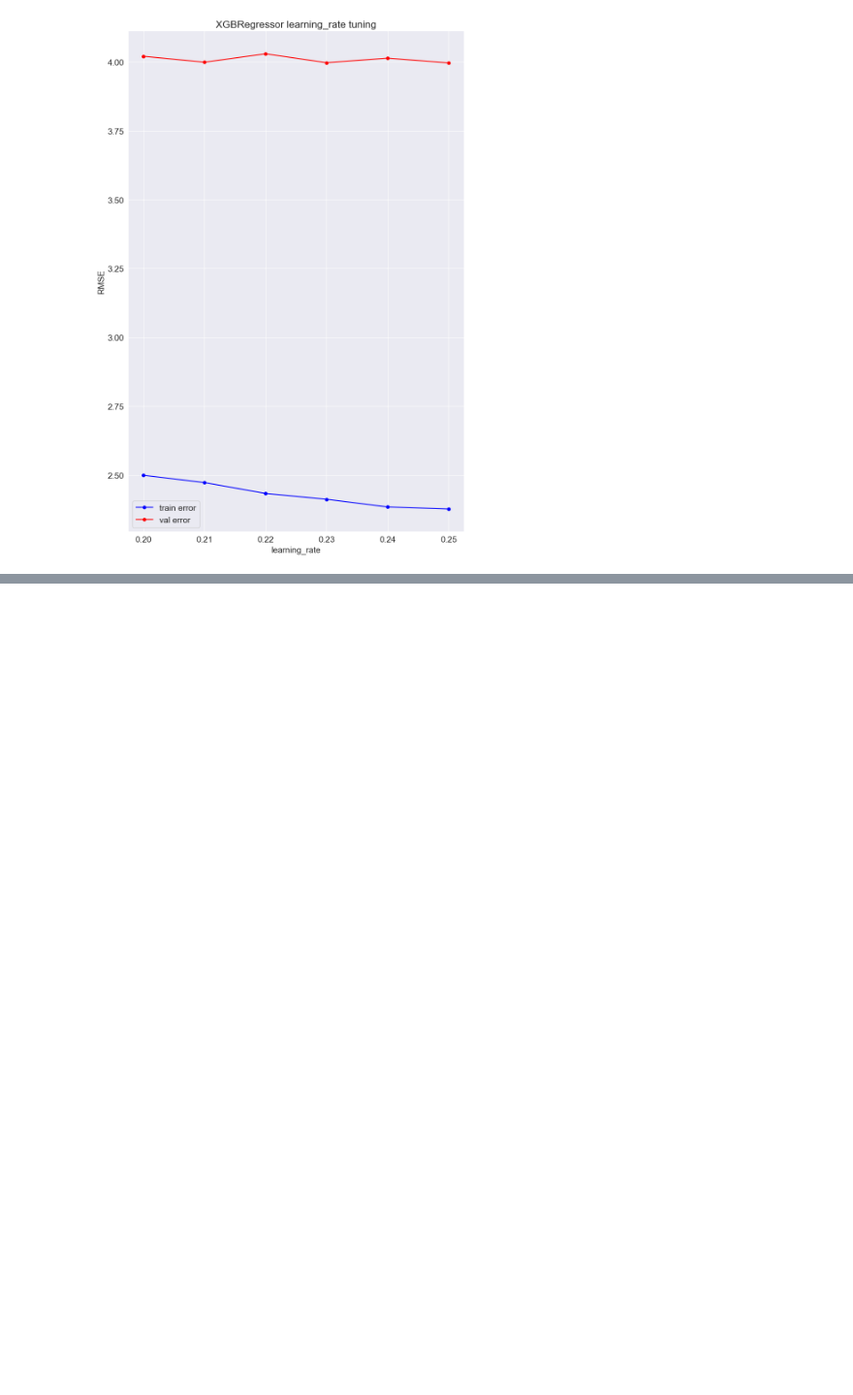
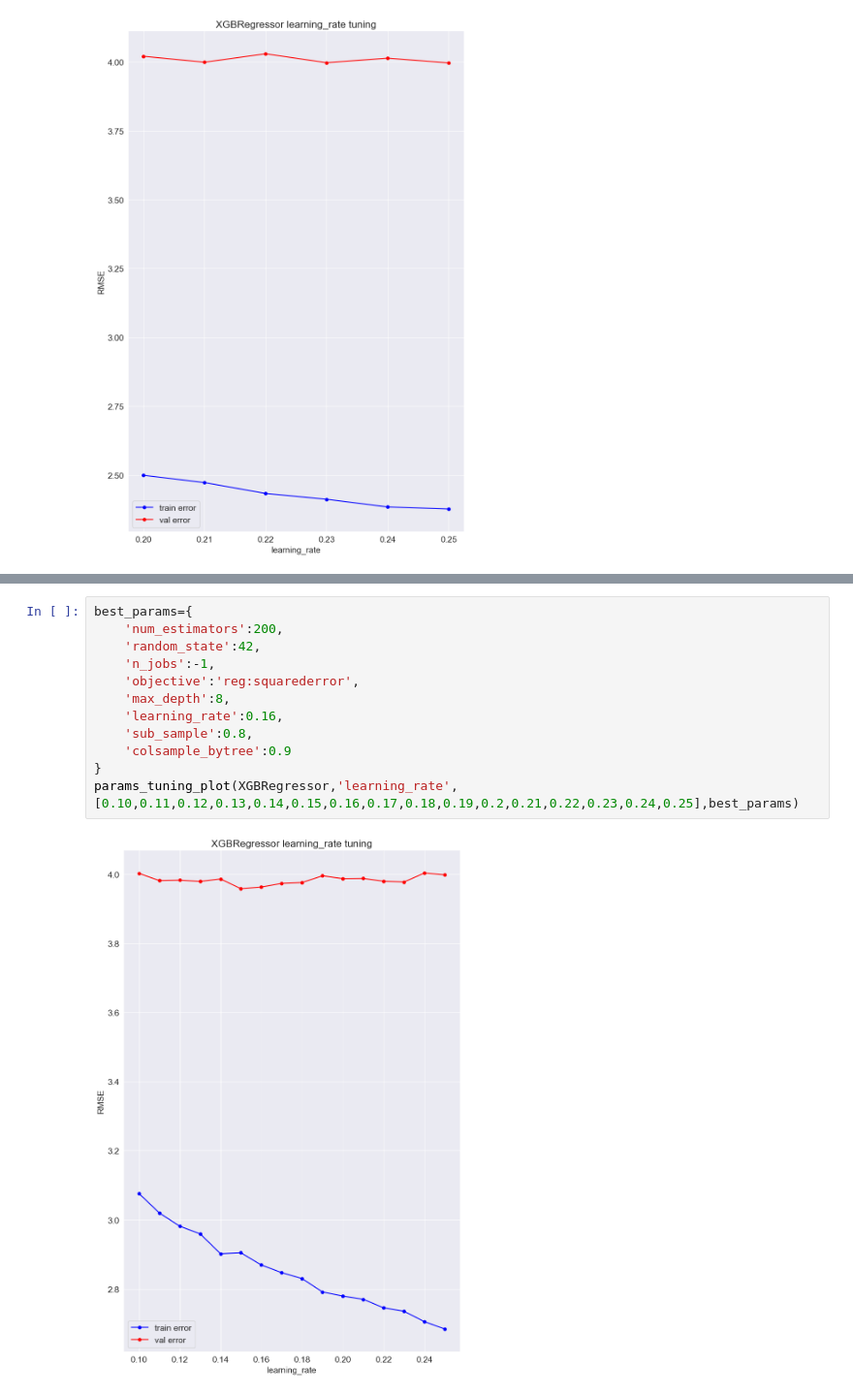
Before and after one commit to RohanVarmaP/machine-Learning, a Jupyter notebook: 6-NewYork-Taxifare/6-NewYork-Taxifare.ipynb, the cells around one changed output, grey strips where cells are left out. Shown at 97% size. Drawn from its saved outputs; the diff is of its cells as text; blank space fills up the shorter version.

```diff
--- a/6-NewYork-Taxifare/6-NewYork-Taxifare.ipynb
+++ b/6-NewYork-Taxifare/6-NewYork-Taxifare.ipynb
@@ -875,0 +918,14 @@ params_tuning_plot(XGBRegressor,'sub_sample',[0.1,0.2,0.3,0.4,0.5,0.6,0.7,0.8,0.
+# %%
+best_params={
+    'num_estimators':200,
+    'random_state':42,
+    'n_jobs':-1,
+    'objective':'reg:squarederror',
+    'max_depth':8,
+    'learning_rate':0.16,
+    'sub_sample':0.8,
+    'colsample_bytree':0.9
+}
+params_tuning_plot(XGBRegressor,'learning_rate',[0.10,0.11,0.12,0.13,0.14,0.15,0.16,0.17,0.18,0.19,0.2,0.21,0.22,0.23,0.24,0.25],best_params)
+# %% [output]
+[figure, added]
```
Also changed, not shown: parts of 5 cells of this notebook.
